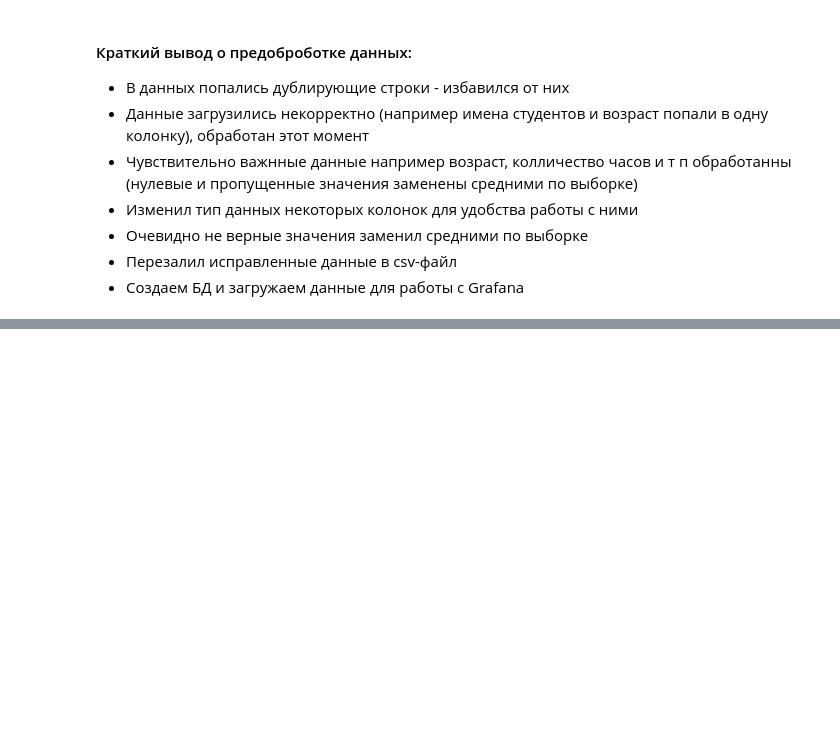
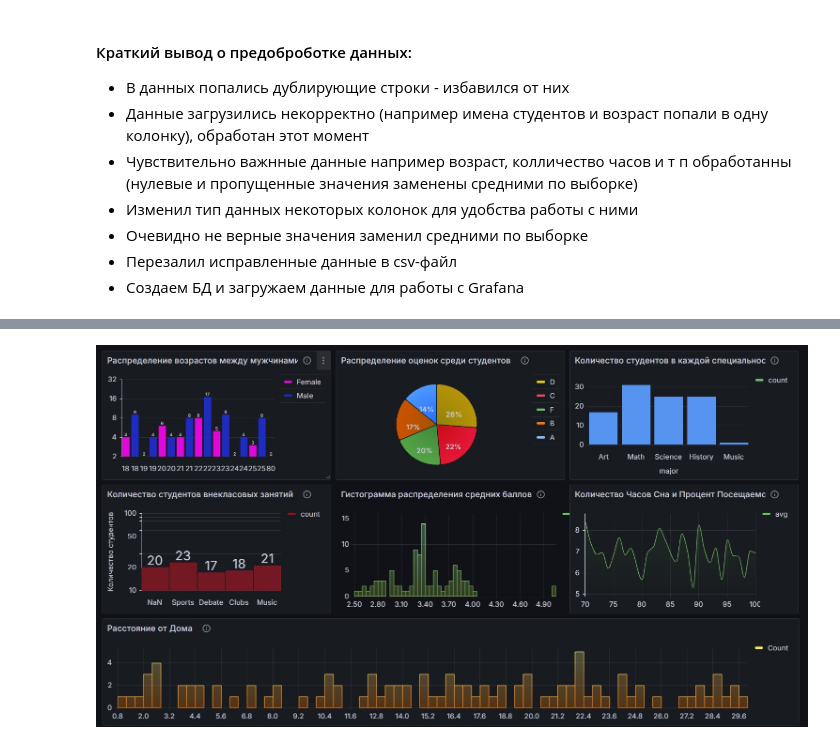
Before and after one commit to Rishat-Ver/1T_data_analyst, a Jupyter notebook: homework/4. Итоговый проект.ipynb, the cells around one changed output, grey strips where cells are left out. Saved outputs shown, nothing was run; the diff lists cells and outputs as text; code cells hidden in the pictures; blank space fills up the shorter version.

Commit message:
Grafana_final

```diff
--- a/homework/4. Итоговый проект.ipynb
+++ b/homework/4. Итоговый проект.ipynb
@@ -224,0 +224,5 @@ conn.close()
+# %%
+
+display(Image(filename='../images/Grafana_final.jpg'))
+# %% [output]
+[figure, added]
```
Also changed, not shown: parts of 2 cells of this notebook.
